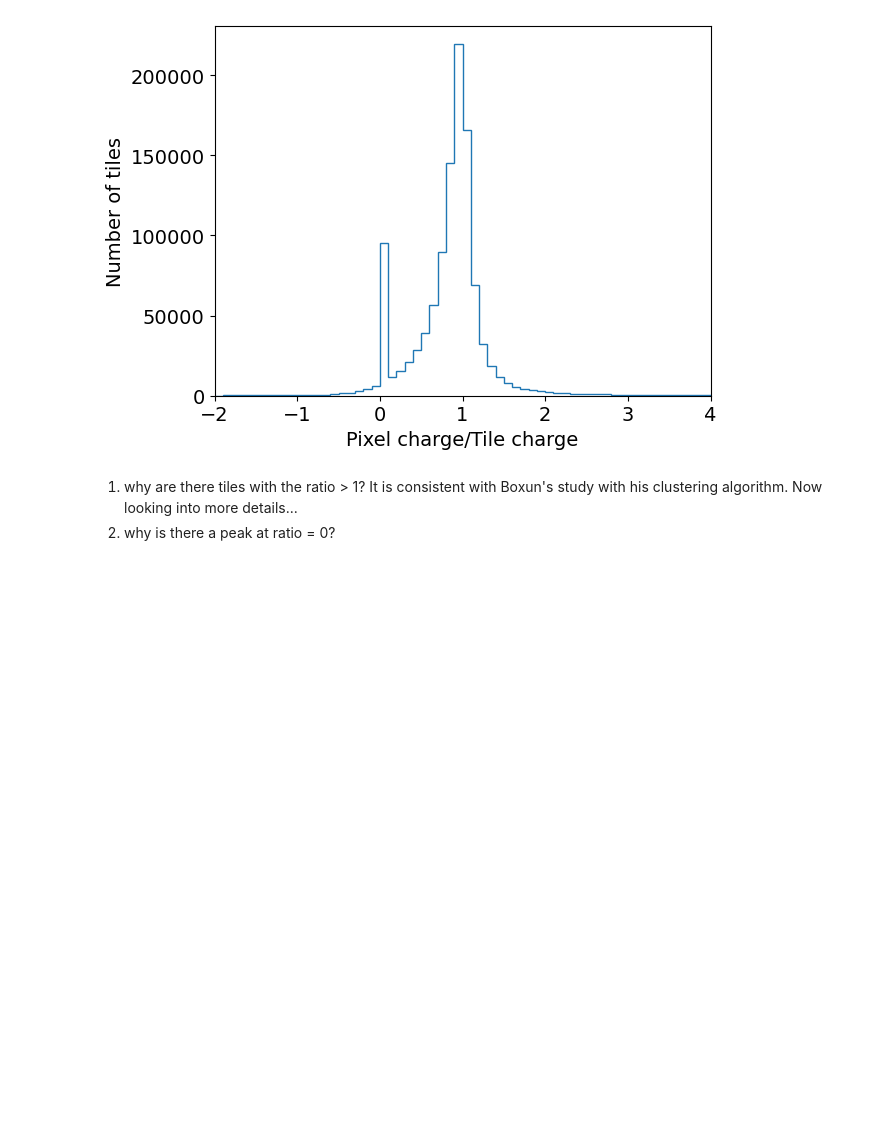
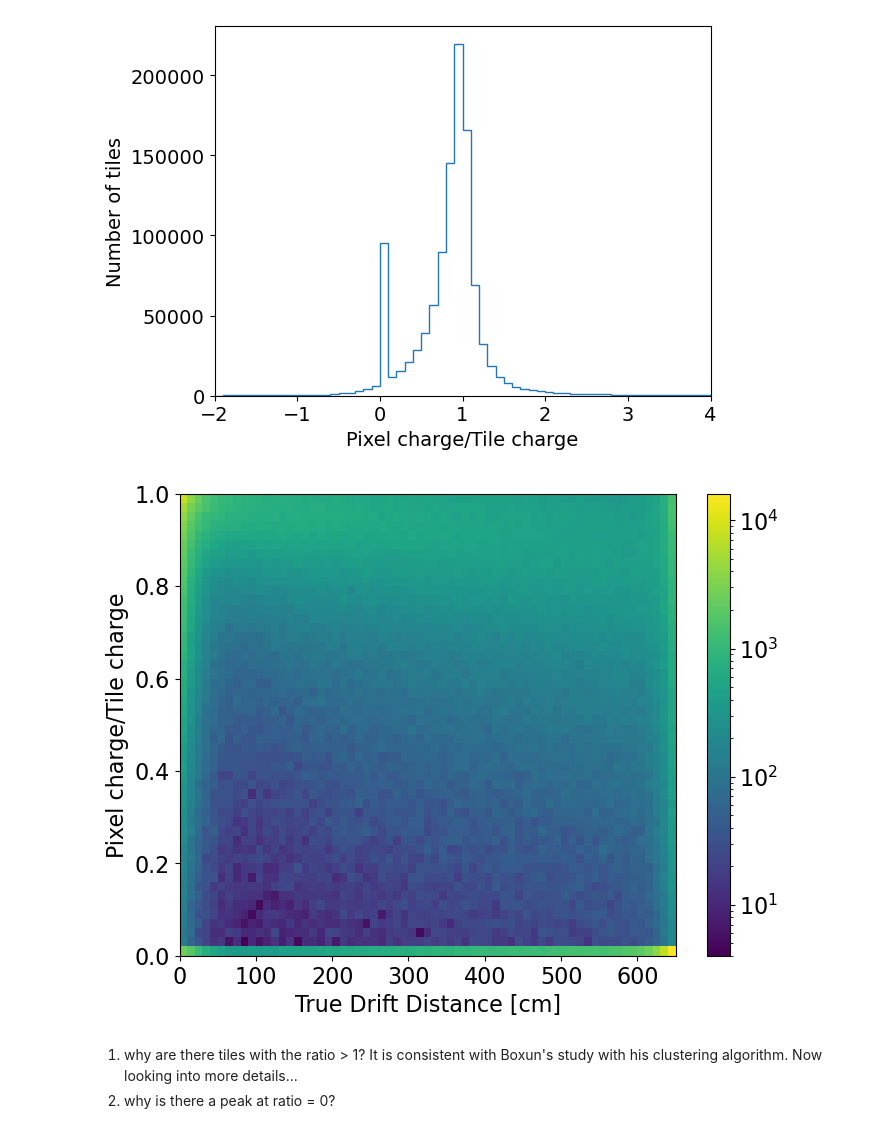
Before and after one commit to yuntsebaryon/GAMPix4SNe, a Jupyter notebook: Validation/detsim/checkReadout_20260413.ipynb, the cells around one changed output. Saved outputs shown, nothing was run; the diff lists cells and outputs as text; code cells hidden in the pictures; blank space fills up the shorter version.

```diff
--- a/Validation/detsim/checkReadout_20260413.ipynb
+++ b/Validation/detsim/checkReadout_20260413.ipynb
@@ -175,0 +212,4 @@ Name: charge, Length: 1093441, dtype: float64
+# %%
+dT[["highest_index", "highest_score"]] = dT.apply(scores_and_highest, axis = 1)
+dT["highest_index"] = dT["highest_index"].astype(int)
+dT[["highest_index", "highest_score"]]
@@ -175,0 +230,3 @@ Name: charge, Length: 1093441, dtype: float64
+# %%
+dT['highest_label'] = dT.apply( lambda r: r['label'][r['highest_index']], axis = 1)
+dT['highest_label']
@@ -175,0 +246,9 @@ Name: charge, Length: 1093441, dtype: float64
+# %%
+dT = dT.merge(
+    dS[["event_id", "segment_id", "x"]],
+    left_on=["event id", "highest_label"],
+    right_on=["event_id", "segment_id"],
+    how="left"
+)
+dT = dT.drop(columns=["event_id", "segment_id"])
+dT
@@ -290,7 +394,7 @@ dT2["tile_id"]  = dT2.index
 
 # If you have event id, keep it; otherwise remove those lines below
 need_cols_p = ["pixel_id", "event id", "trig t", "pixel x", "pixel y", "charge"]
-need_cols_t = ["tile_id",  "event id", "trig t", "tile x",  "tile y", "charge"]
+need_cols_t = ["tile_id",  "event id", "trig t", "tile x",  "tile y", "charge", "x"]
 dP2 = dP2[need_cols_p]
 dT2 = dT2[need_cols_t]
 
@@ -344,7 +448,7 @@ matches = pd.concat(matches_parts, ignore_index = True) if matches_parts else pd
     columns=["tile_id", "pixel_id", "trig t", "pixel x", "pixel y"]
 )
 
-charge_sum = pd.DataFrame(sum_parts, columns = ["tile_id", "charge_sum"]).groupby("tile_id", as_index = False)["charge_sum"].sum()
+charge_sum = pd.DataFrame(sum_parts, columns = ["tile_id", "charge_sum"])  # .groupby("tile_id", as_index = False)["charge_sum"].sum()
 
 # Add the sum onto every matching row (and/or onto dC)
 matches = matches.merge(charge_sum, on = "tile_id", how = "left")
@@ -394,6 +498,23 @@ ax.set_xlim([-2, 4])
 ax.tick_params(axis = "both", labelsize = fonts)
 # %% [output]
 [figure]
+# %%
+fig, ax = plt.subplots(figsize = (8, 6))
+
+fonts = 16
+
+h = ax.hist2d(325-dT['x'], dT['ratio'], bins = (65, 50), range = [[0, 650], [0, 1]], cmap = 'viridis', norm = colors.LogNorm() )
+
+ax.set_xlabel('True Drift Distance [cm]', fontsize = fonts)
+ax.set_ylabel('Pixel charge/Tile charge', fontsize = fonts)
+ax.tick_params(axis = "both", labelsize = fonts)
+ax.set_xlim([0, 650])
+ax.set_ylim([0, 1])
+
+cbar = fig.colorbar(h[3])
+cbar.ax.tick_params( labelsize = fonts)     # ticks (numbers)
+# %% [output]
+[figure, added]
 # %% [markdown]
 1. why are there tiles with the ratio > 1?  It is consistent with Boxun's study with his clustering algorithm.  Now looking into more details...
 2. why is there a peak at ratio = 0?
```
Also changed, not shown: parts of 35 cells of this notebook.
